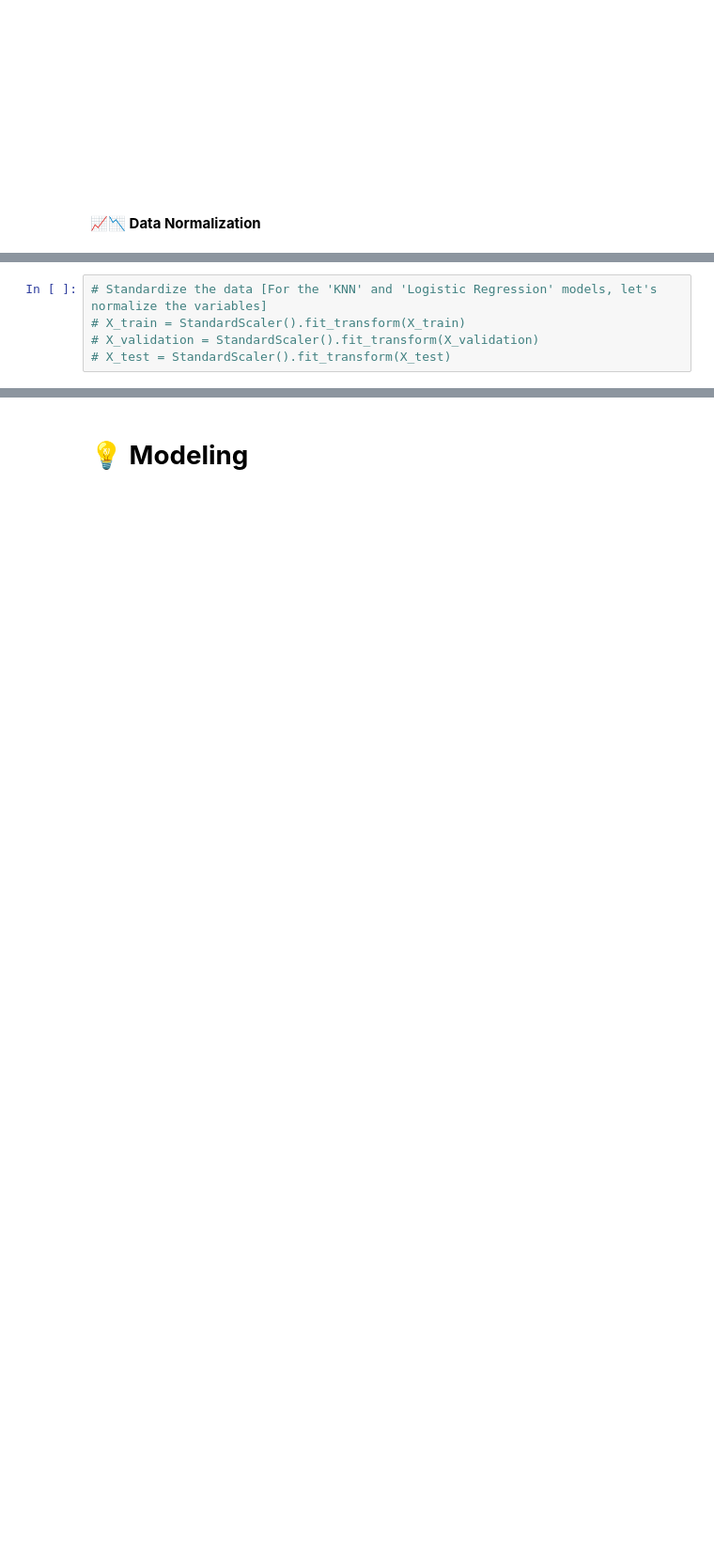
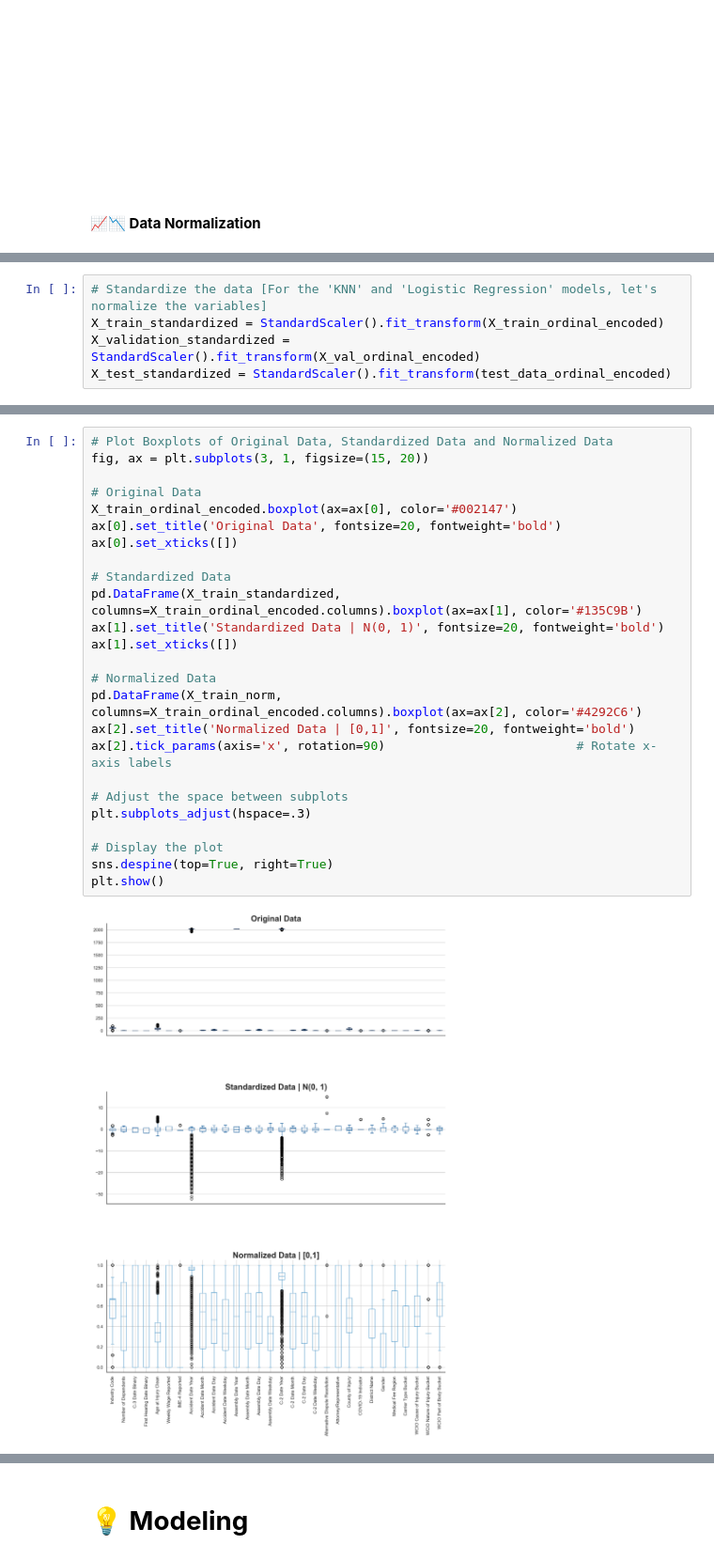
Before and after one commit to Silvestre17/ML_24.25_Project_Group33, a Jupyter notebook: 3_Modeling&Evaluation_MLProject_Group33.ipynb, the cells around one changed output, grey strips where cells are left out. Shown at 94% size. Drawn from its saved outputs; the diff is of its cells as text; blank space fills up the shorter version.

```diff
--- a/3_Modeling&Evaluation_MLProject_Group33.ipynb
+++ b/3_Modeling&Evaluation_MLProject_Group33.ipynb
@@ -151,5 +226,5 @@ test_data.head(2)
 # %%
 # Standardize the data [For the 'KNN' and 'Logistic Regression' models, let's normalize the variables]
-# X_train = StandardScaler().fit_transform(X_train)
-# X_validation = StandardScaler().fit_transform(X_validation)
-# X_test = StandardScaler().fit_transform(X_test)
+X_train_standardized = StandardScaler().fit_transform(X_train_ordinal_encoded)
+X_validation_standardized = StandardScaler().fit_transform(X_val_ordinal_encoded)
+X_test_standardized = StandardScaler().fit_transform(test_data_ordinal_encoded)
@@ -167,0 +236,27 @@ X_test_norm = MinMaxScaler().fit_transform(test_data)
+# %%
+# Plot Boxplots of Original Data, Standardized Data and Normalized Data
+fig, ax = plt.subplots(3, 1, figsize=(15, 20))
+
+# Original Data
+X_train_ordinal_encoded.boxplot(ax=ax[0], color='#002147')
+ax[0].set_title('Original Data', fontsize=20, fontweight='bold')
+ax[0].set_xticks([])
+
+# Standardized Data
+pd.DataFrame(X_train_standardized, columns=X_train_ordinal_encoded.columns).boxplot(ax=ax[1], color='#135C9B')
+ax[1].set_title('Standardized Data | N(0, 1)', fontsize=20, fontweight='bold')
+ax[1].set_xticks([])
+
+# Normalized Data
+pd.DataFrame(X_train_norm, columns=X_train_ordinal_encoded.columns).boxplot(ax=ax[2], color='#4292C6')
+ax[2].set_title('Normalized Data | [0,1]', fontsize=20, fontweight='bold')
+ax[2].tick_params(axis='x', rotation=90)                          # Rotate x-axis labels
+
+# Adjust the space between subplots
+plt.subplots_adjust(hspace=.3)
+
+# Display the plot
+sns.despine(top=True, right=True)
+plt.show()
+# %% [output]
+[figure, added]
```
Also changed, not shown: parts of 57 cells of this notebook, 8 other files.
